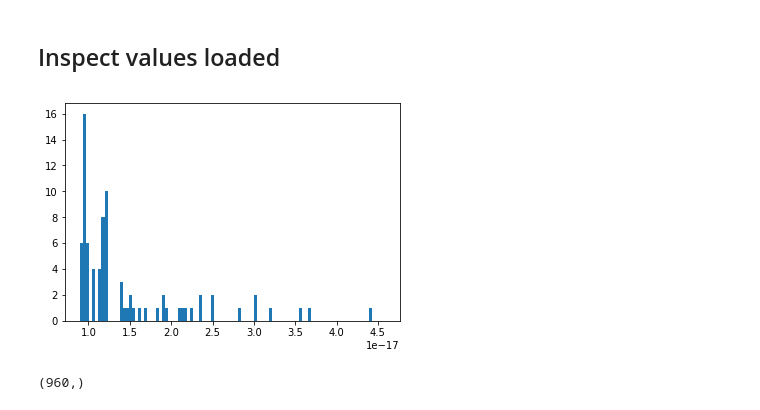
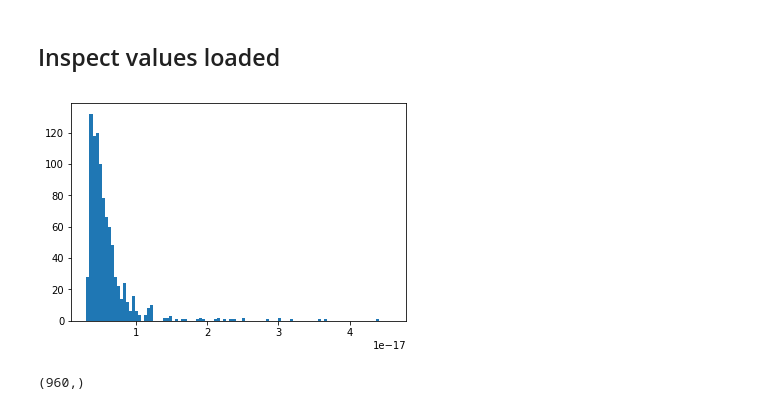
Before and after one commit to peroju/dm-gammapy, a Jupyter notebook: FITS.ipynb, the cells around one changed output. Drawn from its saved outputs; the diff is of its cells as text; code cells hidden in the pictures.

```diff
--- a/FITS.ipynb
+++ b/FITS.ipynb
@@ -139,7 +139,7 @@ map_dm.data.shape
 # %% [markdown]
 ## Load values from original FITS file with Healpy
 # %%
-outfile = 'annihil_Perseus_A4262D_FOVdiameter2.0deg_nside1024.fits'
+outfile = './datasets/annihil_Perseus_A4262D_FOVdiameter2.0deg_nside1024.fits'
 # %%
 ext = 3 # fluxes and intensities
 col = 1 # gamma-ray intensity
@@ -169,9 +166,9 @@ hp.cartview(data, lonra=[-dtheta_orth/2,dtheta_orth/2], latra=[-dtheta/2,dtheta/
 # %% [markdown]
 ## Inspect values loaded
 # %%
-plt.hist(data, bins=100, range=(9e-18, 4.58e-17));
+plt.hist(data, bins=100, range=(3e-18, 4.58e-17));
 # %% [output]
-[figure, old version]
+[figure, new version]
 # %%
 data[data>0].shape
 # %% [output]
```
Also changed, not shown: parts of 7 cells of this notebook, 5 other files.
